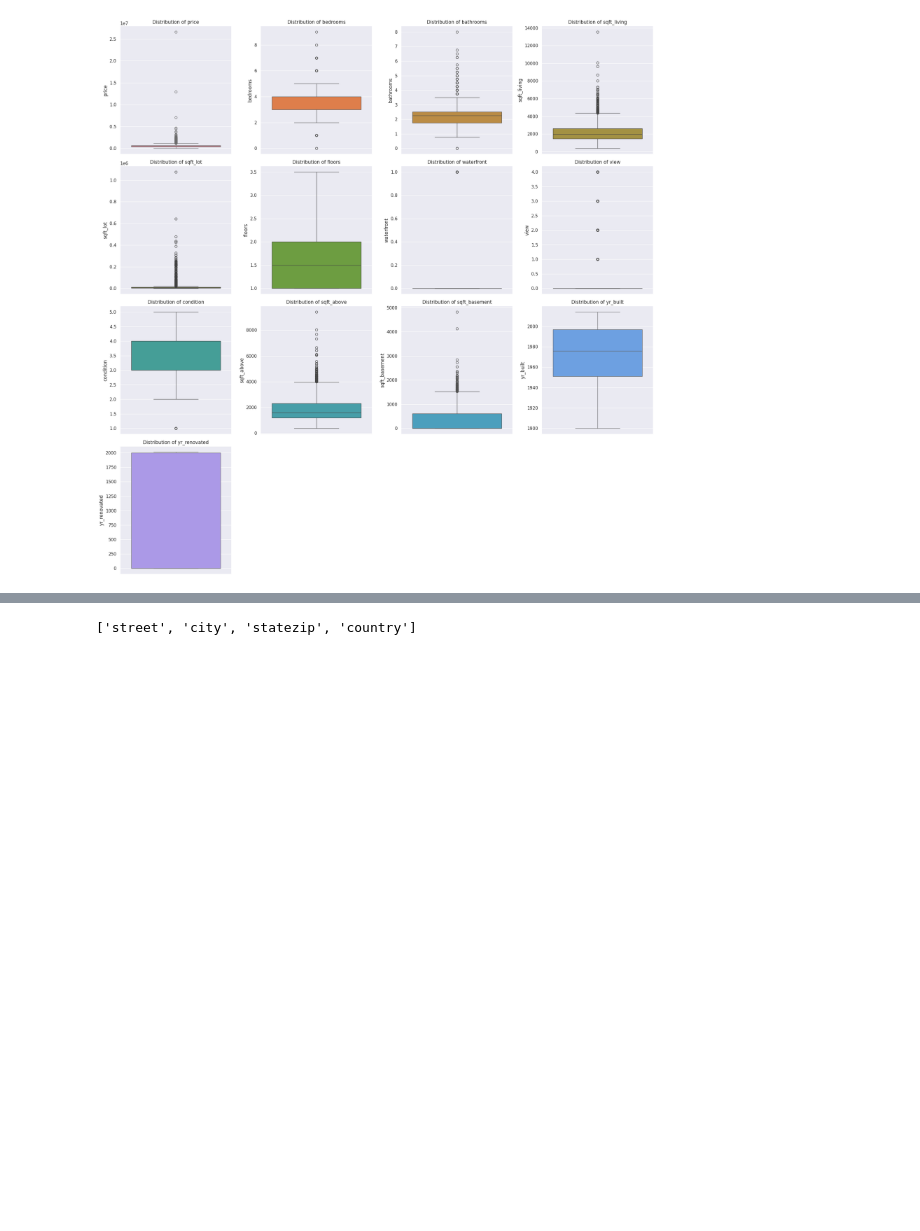
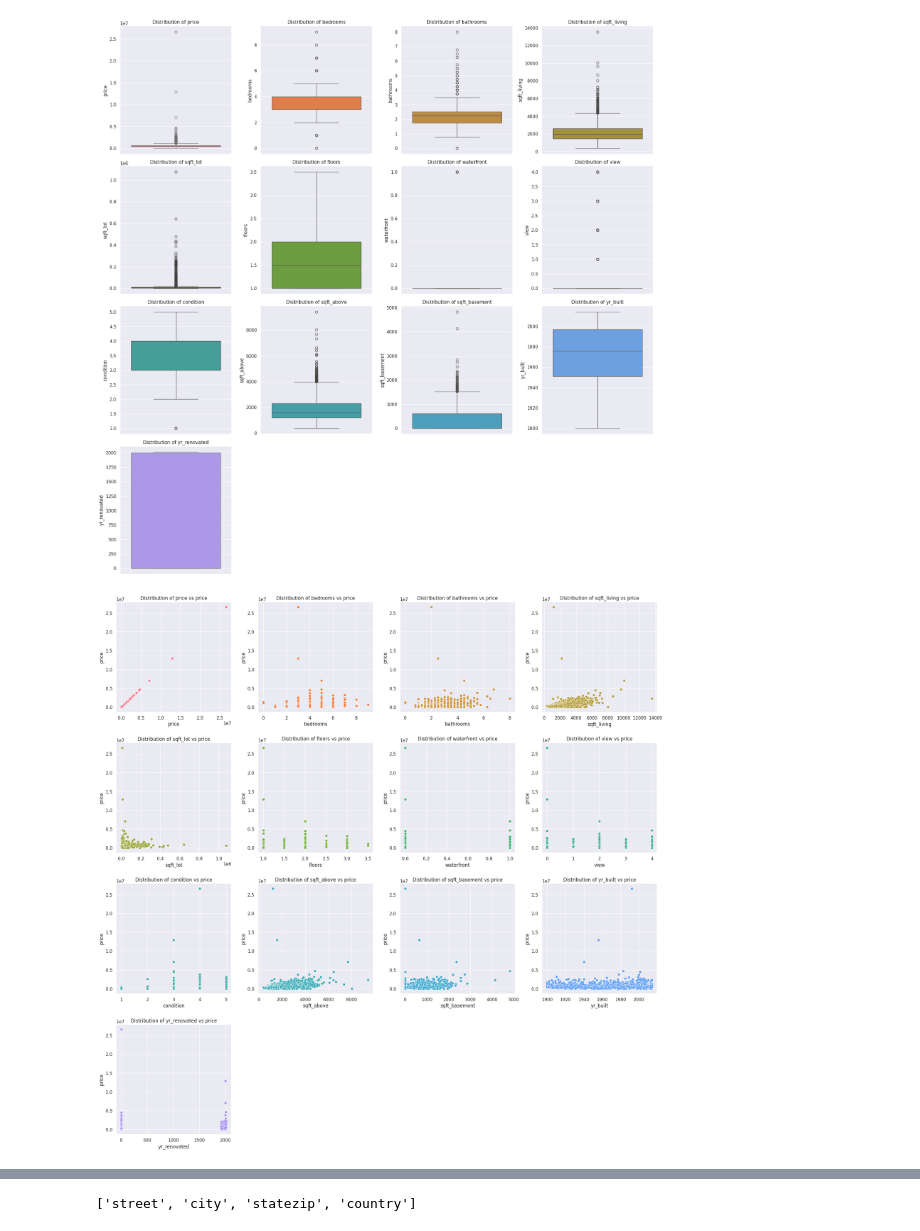
Before and after one commit to sauravkokane/Data-Science-Training, a Jupyter notebook: House_Price_Prediction.ipynb, the cells around one changed output, grey strips where cells are left out. Saved outputs shown, nothing was run; the diff lists cells and outputs as text; code cells hidden in the pictures; blank space fills up the shorter version.

Commit message:
House Price Prediction project

```diff
--- a/House_Price_Prediction.ipynb
+++ b/House_Price_Prediction.ipynb
@@ -70,4 +70,4 @@ Data columns (total 18 columns):
 dtypes: float64(4), int64(9), object(5)
 memory usage: 647.0+ KB
 # %%
-data.drop(columns='date', inplace=True)
+data.drop(columns=['date', "country"], inplace=True)
@@ -150,3 +152,6 @@ plt.title('Describe of House data')
 plt.show()
 # %% [output]
 [figure]
+# %%
+for col in data.columns.to_list():
+  print(f"{col} : {data[col].nunique()}")
@@ -234,3 +263,24 @@ fig.tight_layout()
 plt.show()
 # %% [output]
 [figure]
+# %%
+# Create figure and axes
+fig, axes = plt.subplots(num_rows, cols_per_row, figsize=(20, 5 * num_rows))
+axes = axes.flatten()
+
+# Plot each numerical column
+for i, col in enumerate(colnames_numerical_columns):
+    sns.set_style('darkgrid')
+    color = palette[i % len(palette)]  # Cycle through color
+    sns.scatterplot(data=data, x=col, y="price", ax=axes[i], color=color)
+    axes[i].set_title(f'Distribution of {col} vs price')
+
+# Hide any unused axes
+for j in range(i + 1, len(axes)):
+    axes[j].axis('off')  # Turn off extra subplots
+
+# Adjust layout
+fig.tight_layout()
+plt.show()
+# %% [output]
+[figure, added]
```
Also changed, not shown: parts of 6 cells of this notebook.
